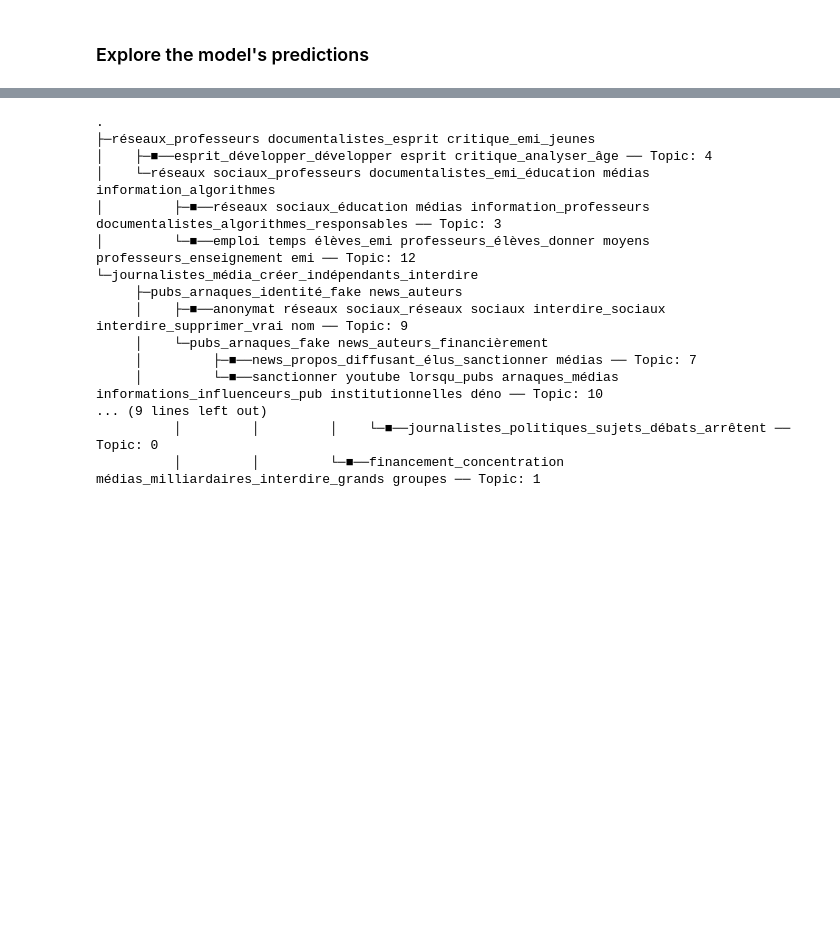
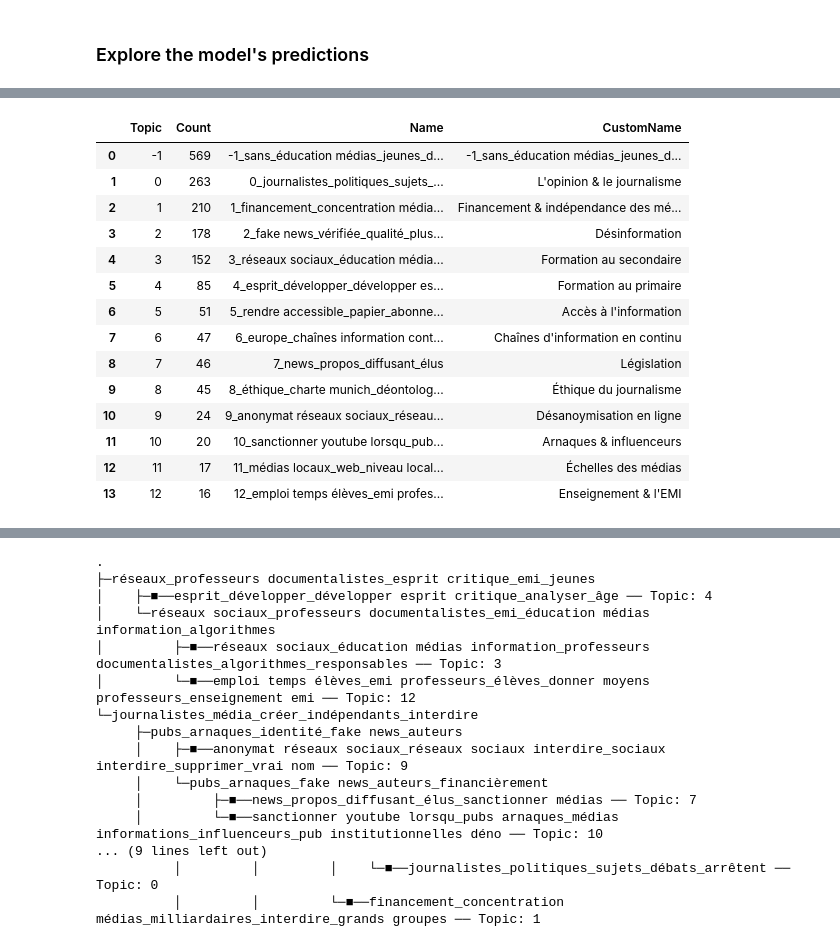
Before and after one commit to medialab/DeFacto, a Jupyter notebook: consultation/consultation_analysis_notebook.ipynb, the cells around one changed output, grey strips where cells are left out. Saved outputs shown, nothing was run; the diff lists cells and outputs as text; code cells hidden in the pictures; blank space fills up the shorter version.

```diff
--- a/consultation/consultation_analysis_notebook.ipynb
+++ b/consultation/consultation_analysis_notebook.ipynb
@@ -202,6 +202,24 @@ barchart.write_html('topic_visualisations/barchart.html')
 barchart.show(renderer='iframe_connected')
 # %% [output]
 [interactive output not drawn]
+# %%
+topic_model.get_topic_info()
+# %% [output]
+|  | Topic | Count | Name | CustomName |
+| 0 | -1 | 569 | -1_sans_éducation médias_jeunes_d... | -1_sans_éducation médias_jeunes_d... |
+| 1 | 0 | 263 | 0_journalistes_politiques_sujets_... | L'opinion & le journalisme |
+| 2 | 1 | 210 | 1_financement_concentration média... | Financement & indépendance des mé... |
+| 3 | 2 | 178 | 2_fake news_vérifiée_qualité_plus... | Désinformation |
+| 4 | 3 | 152 | 3_réseaux sociaux_éducation média... | Formation au secondaire |
+| 5 | 4 | 85 | 4_esprit_développer_développer es... | Formation au primaire |
+| 6 | 5 | 51 | 5_rendre accessible_papier_abonne... | Accès à l'information |
+| 7 | 6 | 47 | 6_europe_chaînes information cont... | Chaînes d'information en continu |
+| 8 | 7 | 46 | 7_news_propos_diffusant_élus | Législation |
+| 9 | 8 | 45 | 8_éthique_charte munich_déontolog... | Éthique du journalisme |
+| 10 | 9 | 24 | 9_anonymat réseaux sociaux_réseau... | Désanoymisation en ligne |
+| 11 | 10 | 20 | 10_sanctionner youtube lorsqu_pub... | Arnaques & influenceurs |
+| 12 | 11 | 17 | 11_médias locaux_web_niveau local... | Échelles des médias |
+| 13 | 12 | 16 | 12_emploi temps élèves_emi profes... | Enseignement & l'EMI |
 # %%
 topic_labels_dict = {
     0:"L'opinion & le journalisme",
```
Also changed, not shown: parts of 4 cells of this notebook, 11 other files.
